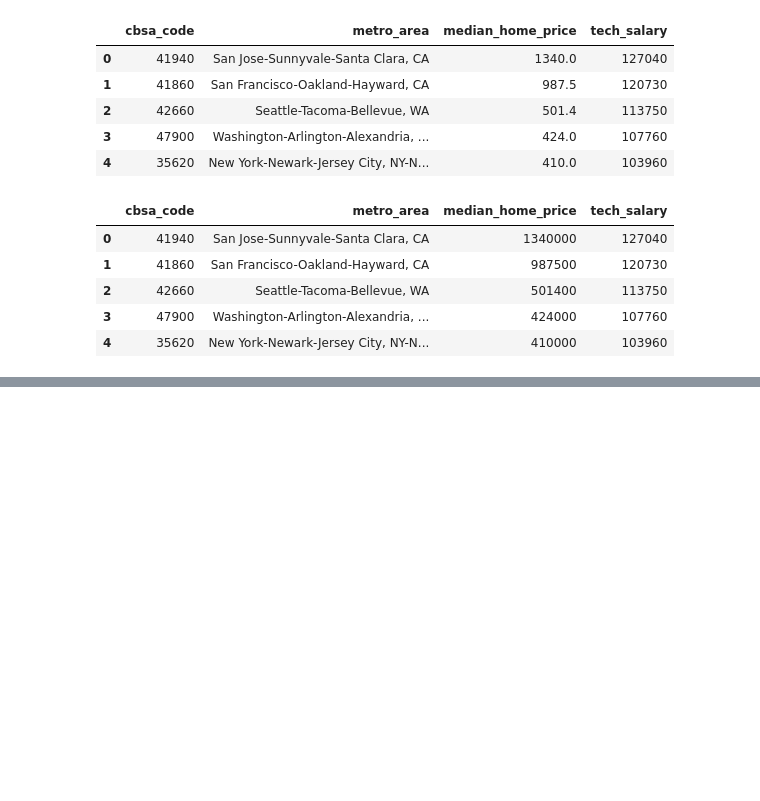
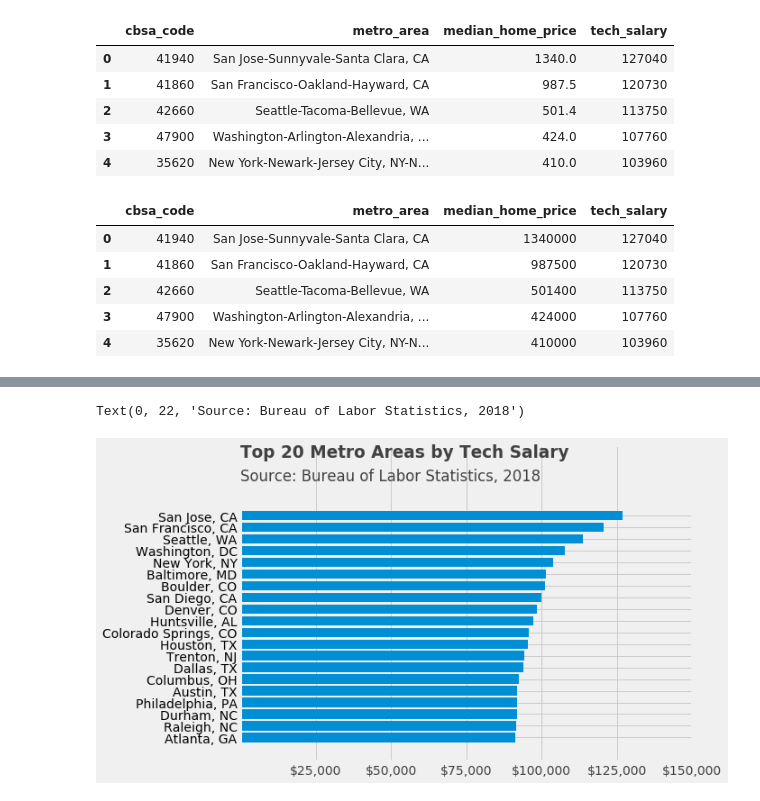
Before and after one commit to Ahdeny/SF_Real_Estate_Project, a Jupyter notebook: National_Salary_vs_Housing.ipynb, the cells around one changed output, grey strips where cells are left out. Cells and saved outputs as stored; diff of their text form; code cells hidden in the pictures; blank space fills up the shorter version.

```diff
--- a/National_Salary_vs_Housing.ipynb
+++ b/National_Salary_vs_Housing.ipynb
@@ -149,0 +227,31 @@ final_df.head(20)
+# %%
+plt.style.use('fivethirtyeight')
+
+# Setting size of our plot
+fig, ax = plt.subplots(figsize=(8,6))
+
+areas = np.arange(len(metro_area))
+y_pos = areas[::-1]
+
+# Plot the data
+plt.barh(y_pos, salary)
+
+# Y axis past 0 & above 20 -- grid line will pass 0 & 20 marker
+plt.ylim(-2,25)
+plt.xlim(-10, 150000)
+
+# Y-labels to only these
+plt.yticks(y_pos, metro_area);
+
+# X-labels and changing label names
+ax.set_xticks([25000, 50000, 75000, 100000, 125000, 150000])
+ax.set_xticklabels(['$25,000', '$50,000', '$75,000', '$100,000', '$125,000', '$150,000'], fontsize=14, color='#414141')
+
+# Title text
+ax.text(x=0, y=24, s="Top 20 Metro Areas by Tech Salary", fontsize=18.5, fontweight='semibold', color='#414141')
+
+# Subtitle text
+ax.text(x=0, y=22, s='Source: Bureau of Labor Statistics, 2018', fontsize=16.5, color='#414141')
+# %% [output]
+Text(0, 22, 'Source: Bureau of Labor Statistics, 2018')
+[figure, added]
```
Also changed, not shown: parts of 9 cells of this notebook.
